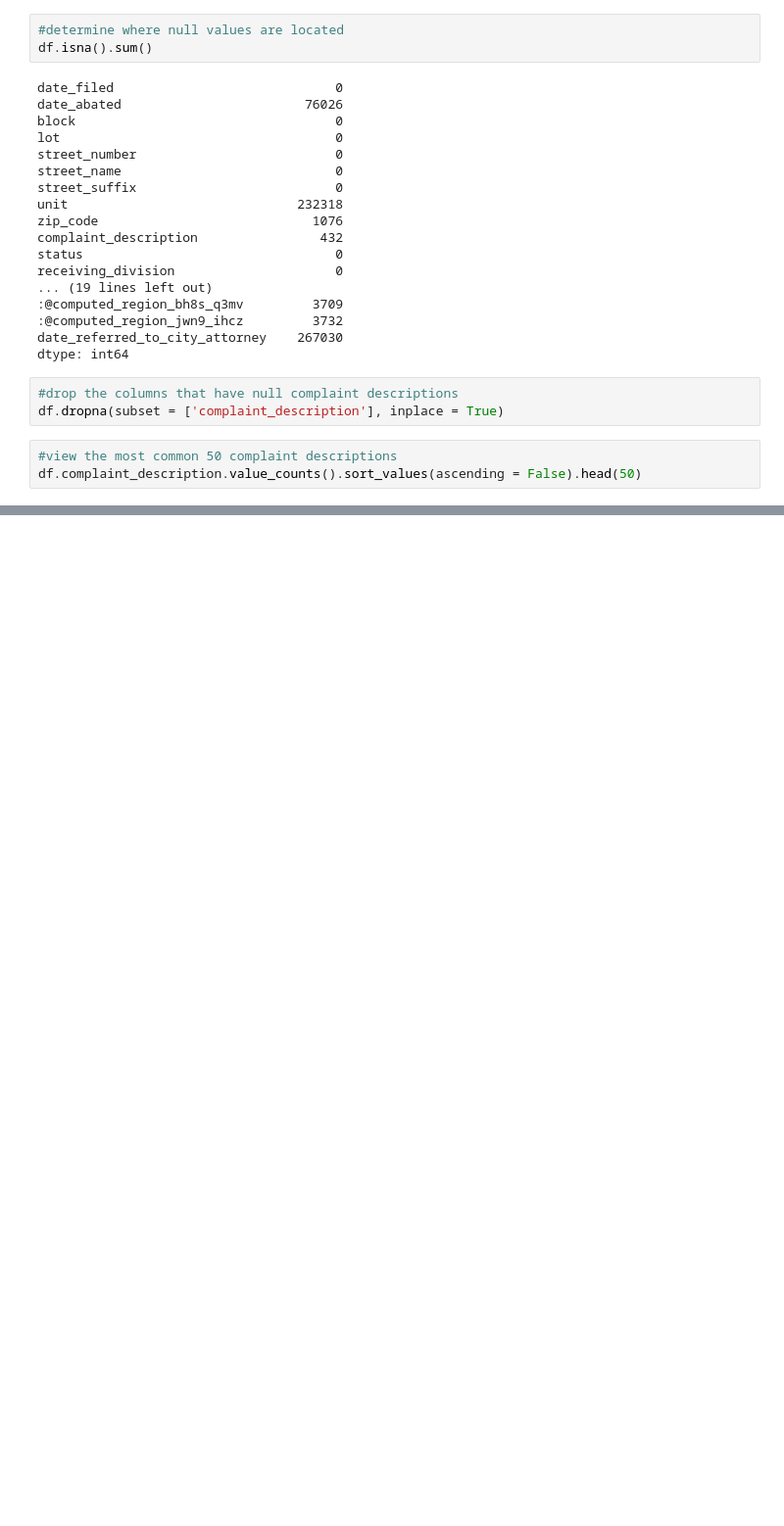
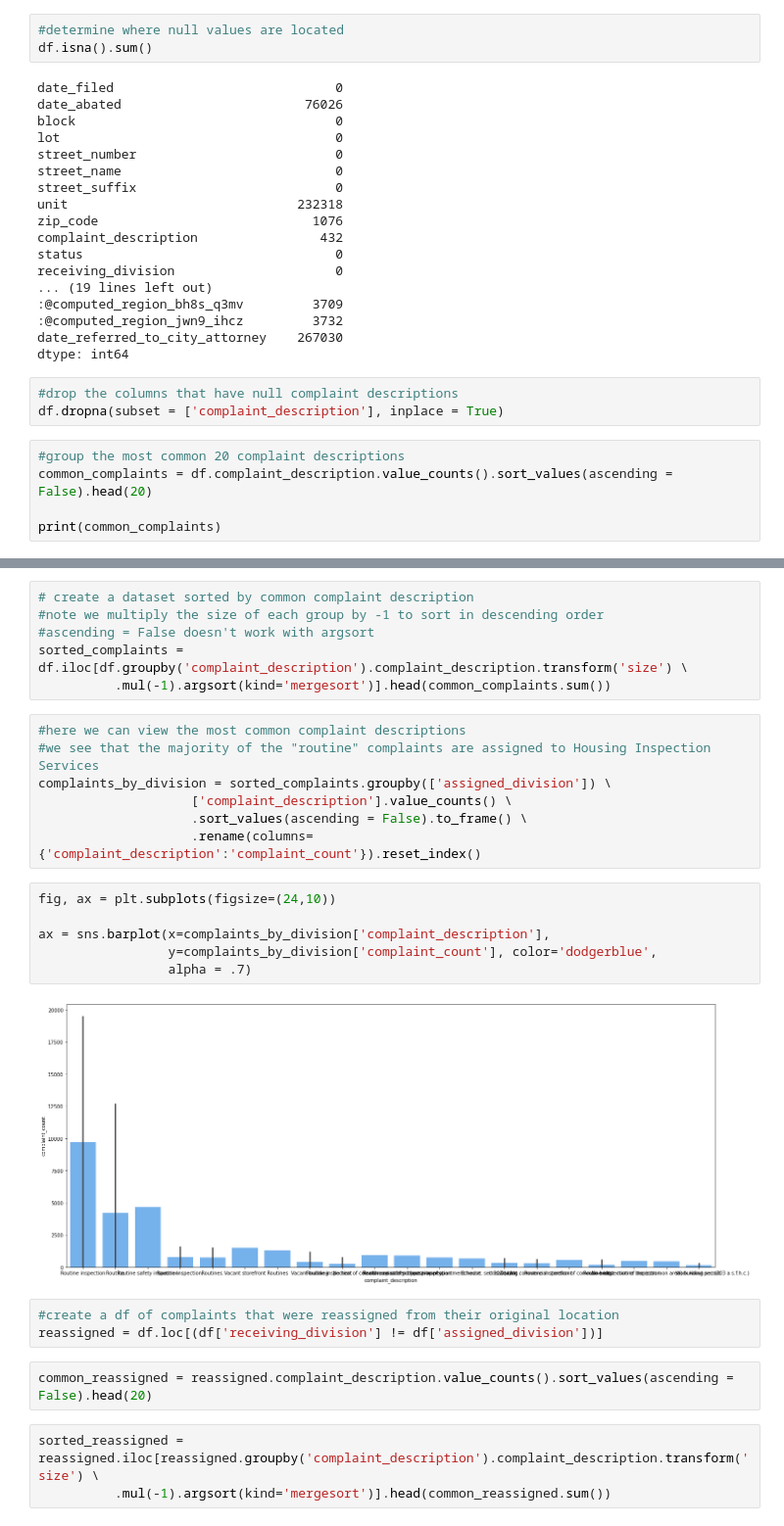
Before and after one commit to wct432/sf_building_complaints, a Jupyter notebook: notebooks/exploratory_notebook.ipynb, the cells around one changed output, grey strips where cells are left out. Shown at 98% size. Saved outputs shown, nothing was run; the diff lists cells and outputs as text; blank space fills up the shorter version.

```diff
--- a/notebooks/exploratory_notebook.ipynb
+++ b/notebooks/exploratory_notebook.ipynb
@@ -120,6 +123,8 @@ dtype: int64
 #drop the columns that have null complaint descriptions
 df.dropna(subset = ['complaint_description'], inplace = True)
 # %%
-#view the most common 50 complaint descriptions
-df.complaint_description.value_counts().sort_values(ascending = False).head(50)
+#group the most common 20 complaint descriptions
+common_complaints = df.complaint_description.value_counts().sort_values(ascending = False).head(20)
+
+print(common_complaints)
 # %% [output]
@@ -142 +147,30 @@ Annual hotel inspection                                                        1
 Name: complaint_description, dtype: int64
+# %%
+# create a dataset sorted by common complaint description
+#note we multiply the size of each group by -1 to sort in descending order
+#ascending = False doesn't work with argsort
+sorted_complaints = df.iloc[df.groupby('complaint_description').complaint_description.transform('size') \
+          .mul(-1).argsort(kind='mergesort')].head(common_complaints.sum())
+# %%
+#here we can view the most common complaint descriptions
+#we see that the majority of the "routine" complaints are assigned to Housing Inspection Services
+complaints_by_division = sorted_complaints.groupby(['assigned_division']) \
+                    ['complaint_description'].value_counts() \
+                    .sort_values(ascending = False).to_frame() \
+                    .rename(columns={'complaint_description':'complaint_count'}).reset_index()
+# %%
+fig, ax = plt.subplots(figsize=(24,10))
+
+ax = sns.barplot(x=complaints_by_division['complaint_description'],
+                 y=complaints_by_division['complaint_count'], color='dodgerblue',
+                 alpha = .7)
+# %% [output]
+[figure, added]
+# %%
+#create a df of complaints that were reassigned from their original location
+reassigned = df.loc[(df['receiving_division'] != df['assigned_division'])]
+# %%
+common_reassigned = reassigned.complaint_description.value_counts().sort_values(ascending = False).head(20)
+# %%
+sorted_reassigned = reassigned.iloc[reassigned.groupby('complaint_description').complaint_description.transform('size') \
+          .mul(-1).argsort(kind='mergesort')].head(common_reassigned.sum())
```
Also changed, not shown: parts of 10 cells of this notebook, 2 other files.
